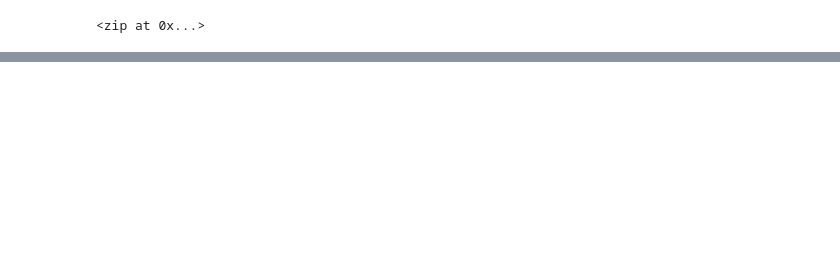
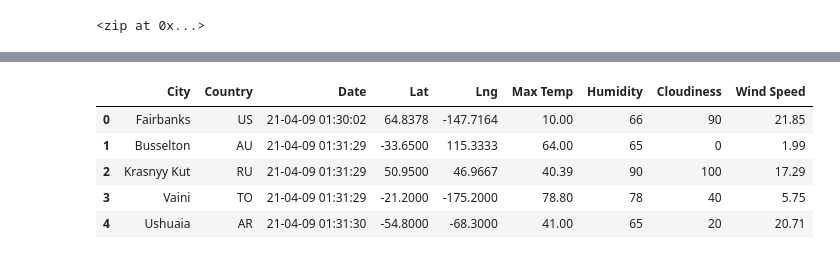
Before and after one commit to reza-ya57/World_Weather_Analysis, a Jupyter notebook: weatherPy.ipynb, the cells around one changed output, grey strips where cells are left out. Cells and saved outputs as stored; diff of their text form; code cells hidden in the pictures; blank space fills up the shorter version.

```diff
--- a/weatherPy.ipynb
+++ b/weatherPy.ipynb
@@ -30,0 +134,12 @@ len(cities)
+# %%
+new_column_order = ["City","Country","Date","Lat","Lng","Max Temp","Humidity","Cloudiness","Wind Speed"]
+city_data_df = city_data_df[new_column_order]
+# %%
+city_data_df.head()
+# %% [output]
+|  | City | Country | Date | Lat | Lng | Max Temp | Humidity | Cloudiness | Wind Speed |
+| 0 | Fairbanks | US | 21-04-09 01:30:02 | 64.8378 | -147.7164 | 10.00 | 66 | 90 | 21.85 |
+| 1 | Busselton | AU | 21-04-09 01:31:29 | -33.6500 | 115.3333 | 64.00 | 65 | 0 | 1.99 |
+| 2 | Krasnyy Kut | RU | 21-04-09 01:31:29 | 50.9500 | 46.9667 | 40.39 | 90 | 100 | 17.29 |
+| 3 | Vaini | TO | 21-04-09 01:31:29 | -21.2000 | -175.2000 | 78.80 | 78 | 40 | 5.75 |
+| 4 | Ushuaia | AR | 21-04-09 01:31:30 | -54.8000 | -68.3000 | 41.00 | 65 | 20 | 20.71 |
```
Also changed, not shown: parts of 7 cells of this notebook, 4 other files.
